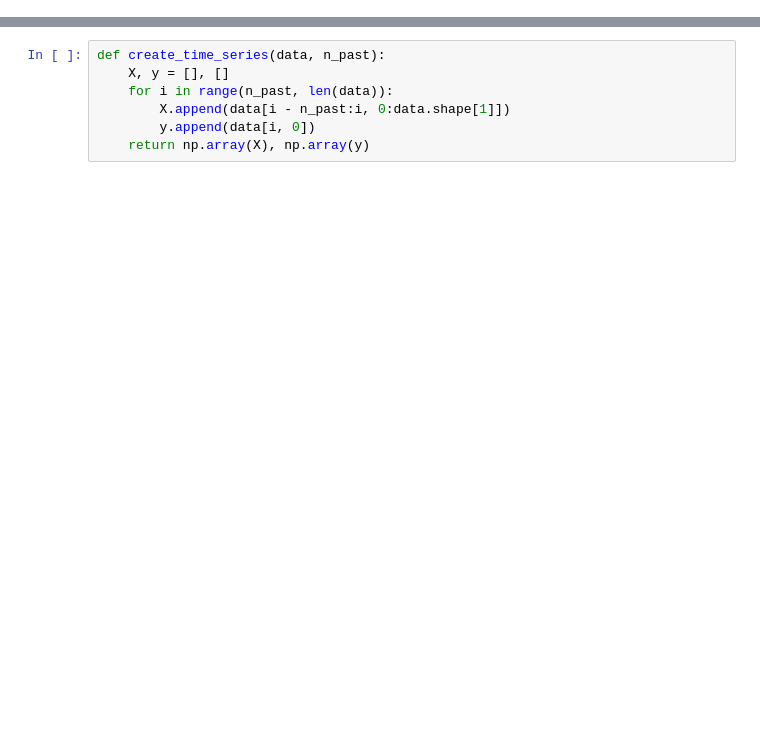
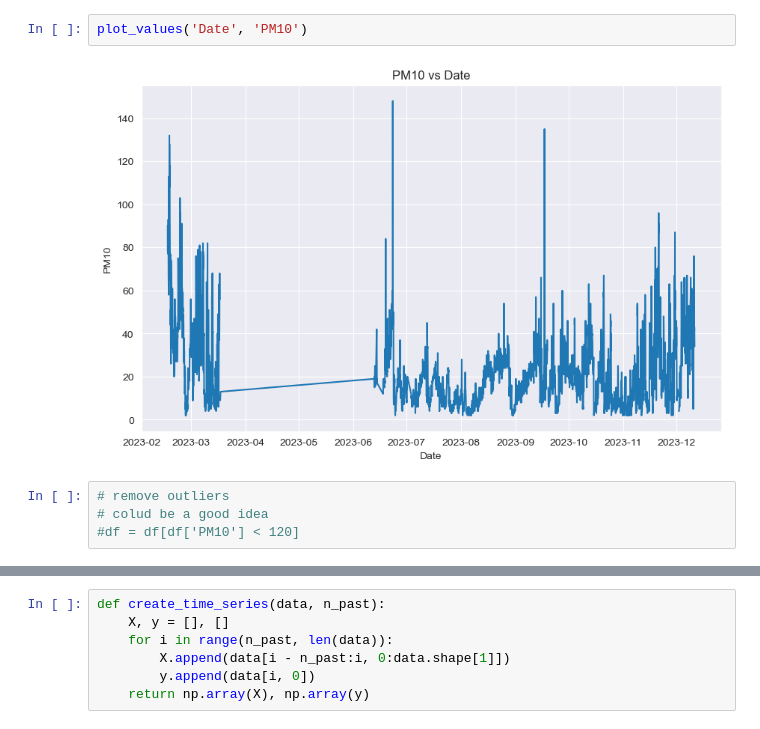
Before and after one commit to perkzen/development-of-intelligent-solutions-with-machine-learning, a Jupyter notebook: project/multi.ipynb, the cells around one changed output, grey strips where cells are left out. Cells and saved outputs as stored; diff of their text form; blank space fills up the shorter version.

```diff
--- a/project/multi.ipynb
+++ b/project/multi.ipynb
@@ -16,0 +48,8 @@ df = pd.read_csv('data/processed_dataset.csv')
+# %%
+plot_values('Date', 'PM10')
+# %% [output]
+[figure, added]
+# %%
+# remove outliers
+# colud be a good idea
+#df = df[df['PM10'] < 120]
```
Also changed, not shown: parts of 66 cells of this notebook, 2 other files.
